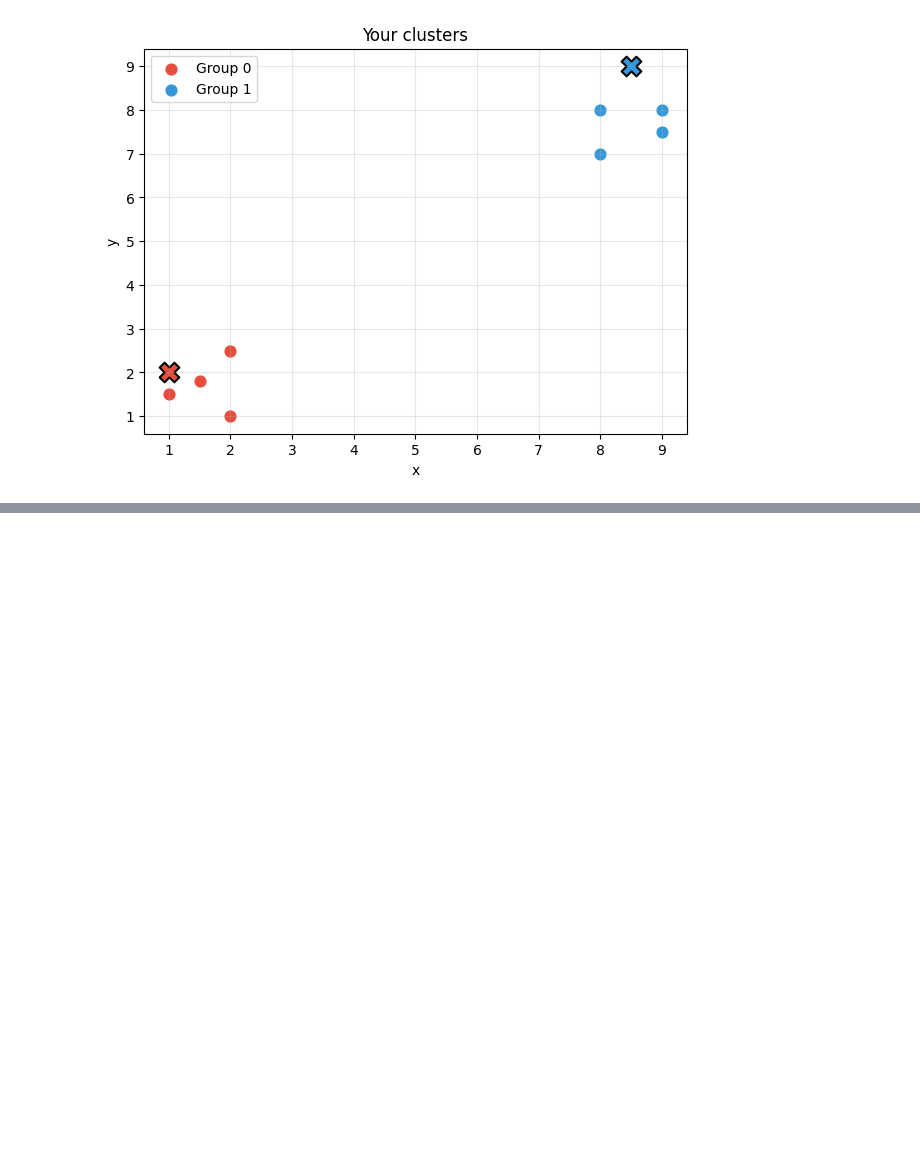
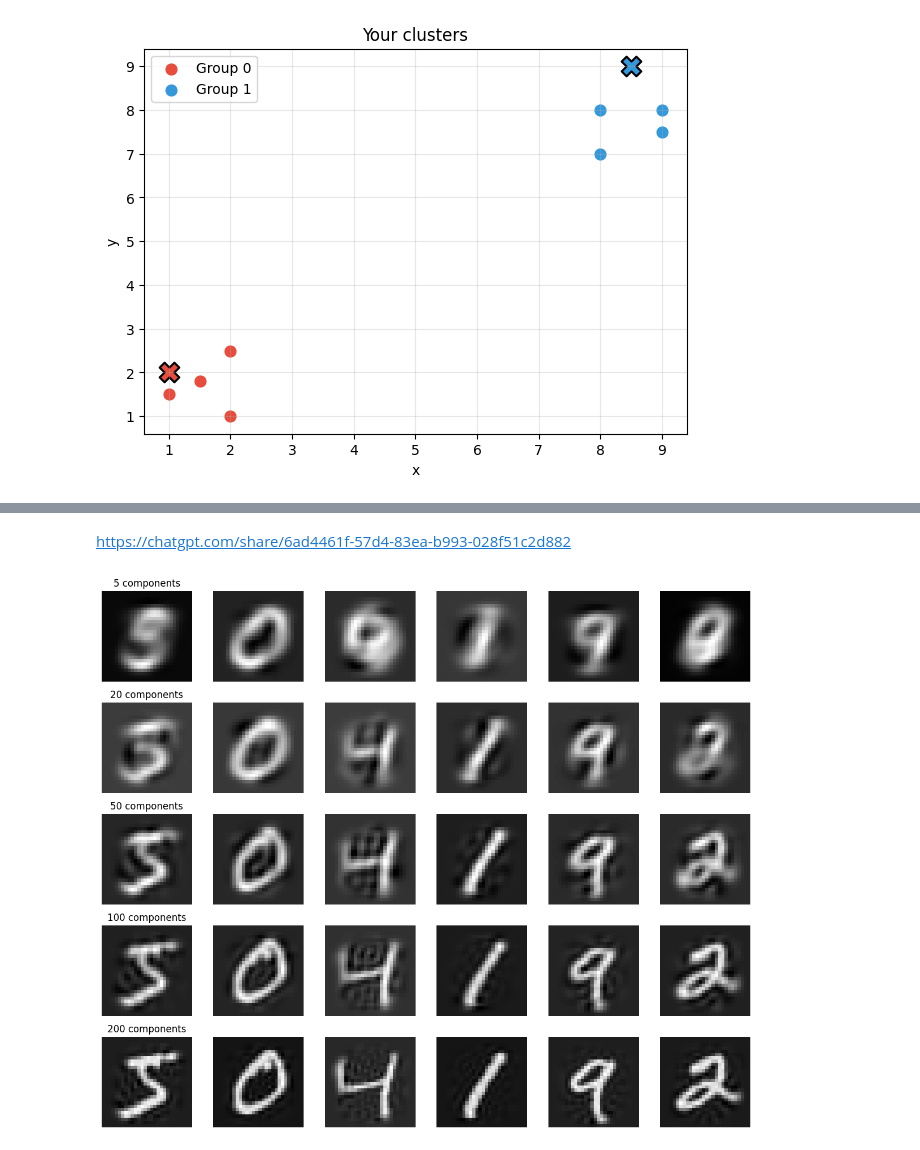
Before and after one commit to cloudxlab/jan2026_ml_dl, a Jupyter notebook: 48_unsupervised_learning.ipynb, the cells around one changed output, grey strips where cells are left out. Drawn from its saved outputs; the diff is of its cells as text; code cells hidden in the pictures; blank space fills up the shorter version.

```diff
--- a/48_unsupervised_learning.ipynb
+++ b/48_unsupervised_learning.ipynb
@@ -88,0 +377,2 @@ for each of these 4 groups:
+# %% [markdown]
+https://chatgpt.com/share/6ad4461f-57d4-83ea-b993-028f51c2d882
@@ -88,0 +382,23 @@ for each of these 4 groups:
+# %%
+fig, axes = plt.subplots(5, 6, figsize=(12, 10))
+
+for row, n in enumerate([5, 20, 50, 100, 200]):
+    pca = PCA(n_components=n, random_state=42)
+
+    X_small = pca.fit_transform(X)
+    X_restored = pca.inverse_transform(X_small)
+
+    for col in range(6):
+        axes[row, col].imshow(
+            X_restored[col].reshape(28, 28),
+            cmap='gray'
+        )
+        axes[row, col].axis('off')
+
+        if col == 0:
+            axes[row, col].set_title(f"{n} components")
+
+plt.tight_layout()
+plt.show()
+# %% [output]
+[figure, added]
```
Also changed, not shown: parts of 20 cells of this notebook, 1 other file.
